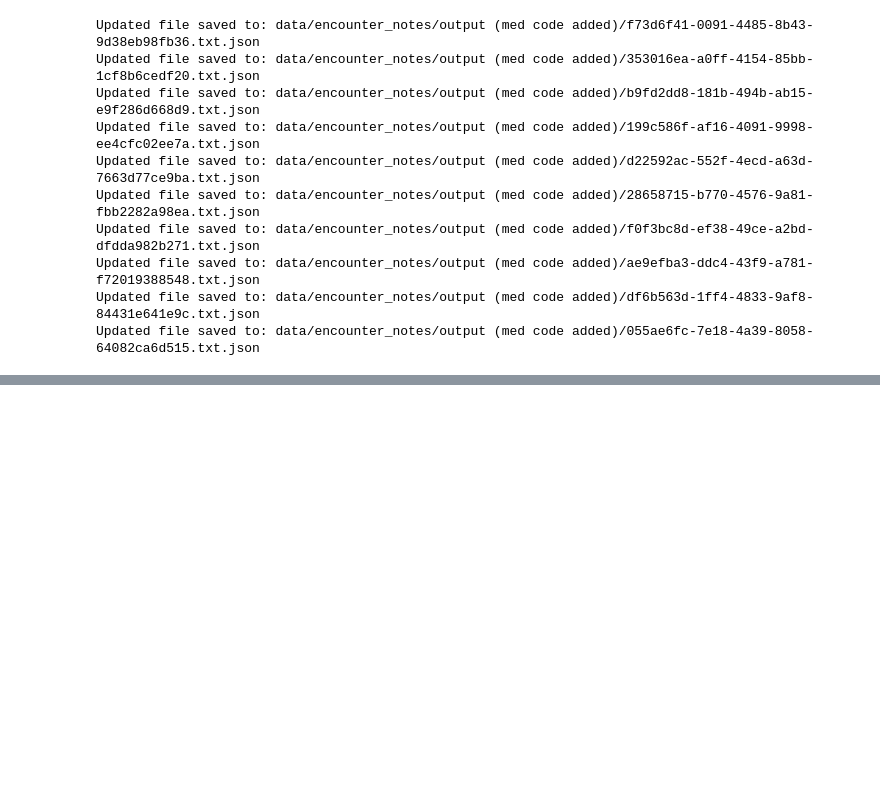
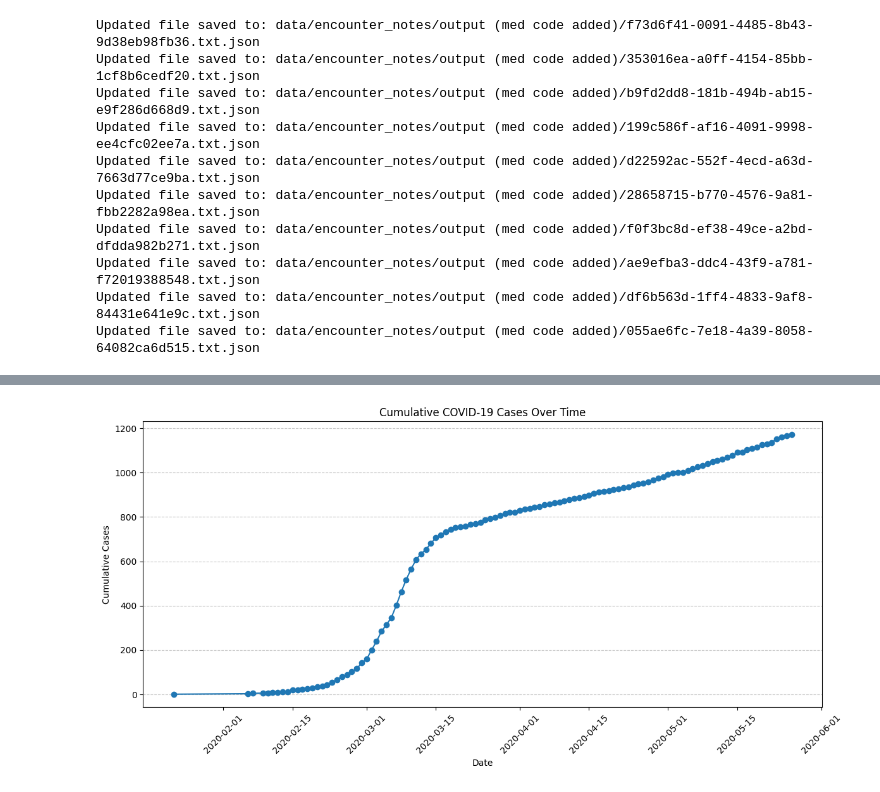
Before and after one commit to ICS-CLASSROOM/assignment-3-synthesis-jswlee, a Jupyter notebook: Assignment_3.ipynb, the cells around one changed output, grey strips where cells are left out. Drawn from its saved outputs; the diff is of its cells as text; code cells hidden in the pictures; blank space fills up the shorter version.

```diff
--- a/Assignment_3.ipynb
+++ b/Assignment_3.ipynb
@@ -570,0 +765,32 @@ Updated file saved to: data/encounter_notes/output (med code added)/055ae6fc-7e1
+# %%
+# Select date and covid result columns and filter only positive cases
+cases_df = df.select("encounter.date", "laboratory.covid19.result") \
+    .filter(col("laboratory.covid19.result") == "Detected (qualifier value)") \
+    .withColumnRenamed("date", "case_date")
+
+# Ensure case_date is treated as a date type
+cases_df = cases_df.withColumn("case_date", col("case_date").cast("date"))
+
+# Create a cumulative sum window
+window_spec = Window.orderBy("case_date").rowsBetween(Window.unboundedPreceding, Window.currentRow)
+
+# Calculate cumulative sum
+cumulative_cases_df = cases_df.groupBy("case_date") \
+    .count() \
+    .orderBy("case_date") \
+    .withColumn("cumulative_count", _sum("count").over(window_spec))
+
+# Convert to Pandas for plotting
+cumulative_cases_pd = cumulative_cases_df.toPandas()
+
+# Plot cumulative cases over time
+plt.figure(figsize=(12, 6))
+plt.plot(cumulative_cases_pd["case_date"], cumulative_cases_pd["cumulative_count"], marker='o', linestyle='-')
+plt.xlabel("Date")
+plt.ylabel("Cumulative Cases")
+plt.title("Cumulative COVID-19 Cases Over Time")
+plt.xticks(rotation=45)
+plt.grid(axis='y', linestyle='--', alpha=0.7)
+plt.tight_layout()
+plt.show()
+# %% [output]
@@ -570,0 +806 @@ Updated file saved to: data/encounter_notes/output (med code added)/055ae6fc-7e1
+[figure, added]
```
Also changed, not shown: parts of 12 cells of this notebook, 7 other files.
